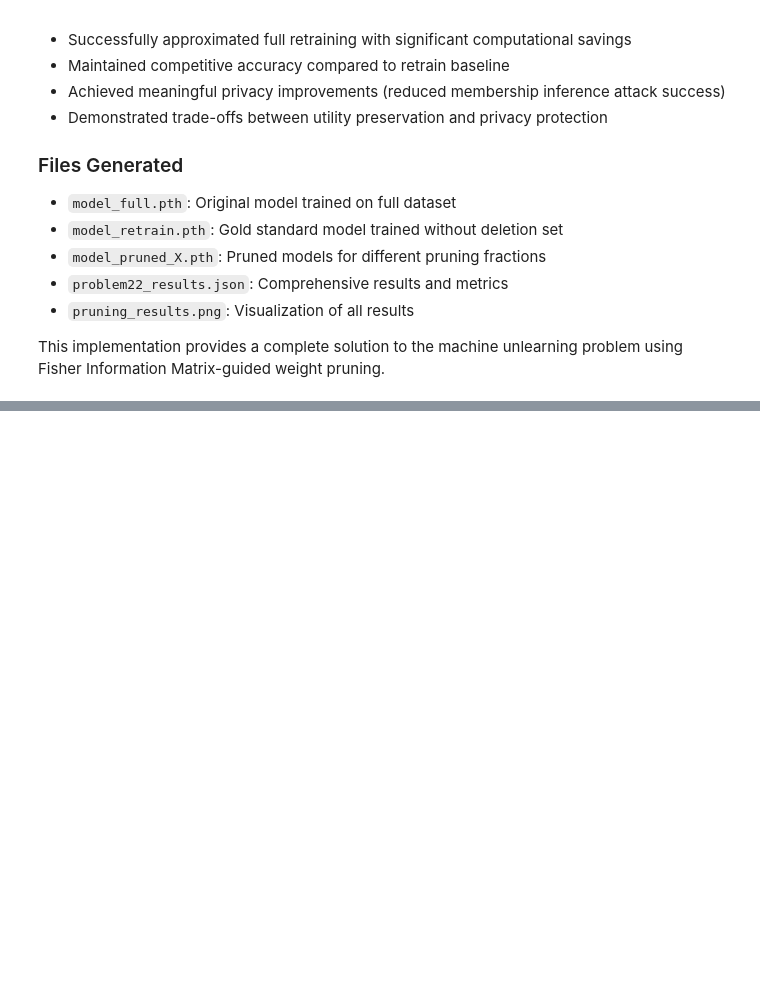
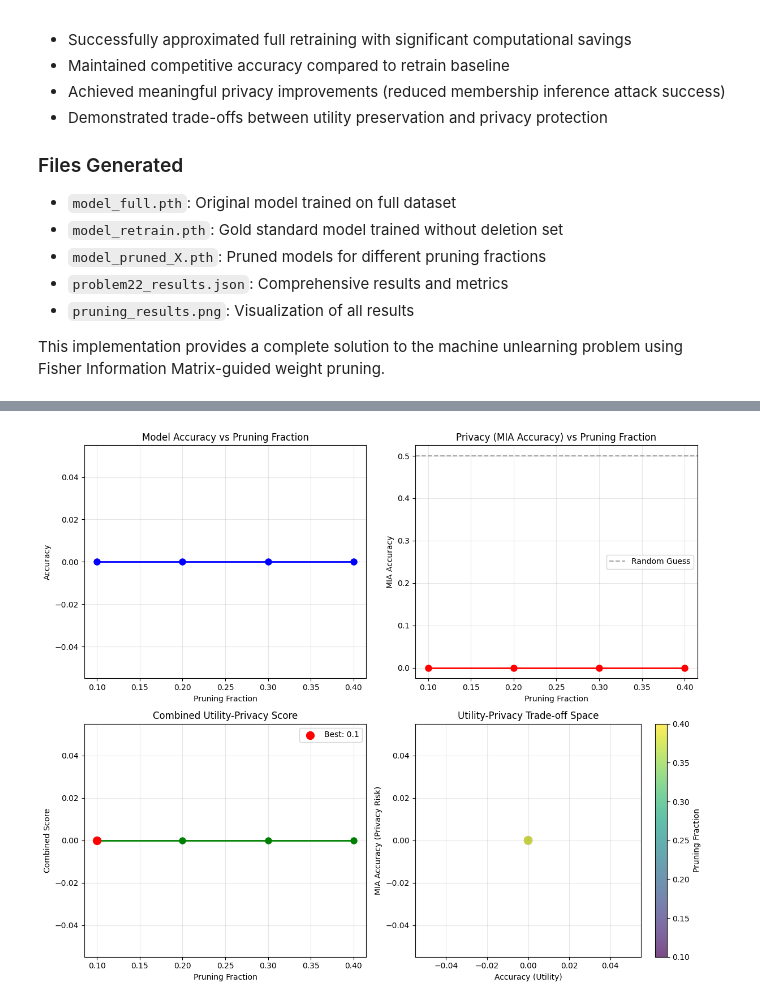
Before and after one commit to venator158/addwep, a Jupyter notebook: problem22_fim_pruning.ipynb, the cells around one changed output, grey strips where cells are left out. Drawn from its saved outputs; the diff is of its cells as text; code cells hidden in the pictures; blank space fills up the shorter version.

Commit message:
feat: Added analysis

```diff
--- a/problem22_fim_pruning.ipynb
+++ b/problem22_fim_pruning.ipynb
@@ -1095,0 +1278,83 @@ This implementation provides a complete solution to the machine unlearning probl
+# %%
+# Utility-Privacy Trade-off Visualization and Analysis
+print("⚖️ Utility-Privacy Trade-off Analysis")
+print("=" * 50)
+
+# Create trade-off visualization if data is available
+if results_data and 'pruning_results' in results_data:
+    # Extract pruning results for visualization
+    pruning_results = results_data['pruning_results']
+
+    # Prepare data for plotting
+    pruning_fractions = []
+    accuracies = []
+    mia_accuracies = []
+    combined_scores = []
+
+    for pf_str, data in pruning_results.items():
+        if pf_str != 'retrain':  # Skip retrain baseline
+            pf = float(pf_str)
+            pruning_fractions.append(pf)
+            accuracies.append(data.get('accuracy_after_finetune', 0))
+            mia_accuracies.append(data.get('mia_acc', 0))
+            combined_scores.append(data.get('combined_score', 0))
+
+    # Create the trade-off plot
+    fig, ((ax1, ax2), (ax3, ax4)) = plt.subplots(2, 2, figsize=(12, 10))
+
+    # Plot 1: Accuracy vs Pruning Fraction
+    ax1.plot(pruning_fractions, accuracies, 'bo-', linewidth=2, markersize=8)
+    ax1.set_xlabel('Pruning Fraction')
+    ax1.set_ylabel('Accuracy')
+    ax1.set_title('Model Accuracy vs Pruning Fraction')
+    ax1.grid(True, alpha=0.3)
+
+    # Plot 2: MIA Accuracy vs Pruning Fraction
+    ax2.plot(pruning_fractions, mia_accuracies, 'ro-', linewidth=2, markersize=8)
+    ax2.axhline(y=0.5, color='gray', linestyle='--', alpha=0.7, label='Random Guess')
+    ax2.set_xlabel('Pruning Fraction')
+    ax2.set_ylabel('MIA Accuracy')
+    ax2.set_title('Privacy (MIA Accuracy) vs Pruning Fraction')
+    ax2.legend()
+    ax2.grid(True, alpha=0.3)
+
+    # Plot 3: Combined Score vs Pruning Fraction
+    ax3.plot(pruning_fractions, combined_scores, 'go-', linewidth=2, markersize=8)
+    best_idx = combined_scores.index(max(combined_scores))
+    ax3.scatter(pruning_fractions[best_idx], combined_scores[best_idx],
+               color='red', s=100, zorder=5, label=f'Best: {pruning_fractions[best_idx]:.1f}')
+    ax3.set_xlabel('Pruning Fraction')
+    ax3.set_ylabel('Combined Score')
+    ax3.set_title('Combined Utility-Privacy Score')
+    ax3.legend()
+    ax3.grid(True, alpha=0.3)
+
+    # Plot 4: Trade-off scatter plot
+    ax4.scatter(accuracies, mia_accuracies, c=pruning_fractions,
+               cmap='viridis', s=100, alpha=0.7)
+    ax4.set_xlabel('Accuracy (Utility)')
+    ax4.set_ylabel('MIA Accuracy (Privacy Risk)')
+    ax4.set_title('Utility-Privacy Trade-off Space')
+    cbar = plt.colorbar(ax4.collections[0], ax=ax4)
+    cbar.set_label('Pruning Fraction')
+    ax4.grid(True, alpha=0.3)
+
+    plt.tight_layout()
+    plt.savefig('utility_privacy_tradeoff.png', dpi=300, bbox_inches='tight')
+    plt.show()
+
+    # Print numerical trade-off analysis
+    print(f"\n📊 Trade-off Summary:")
+    print(f"   Best Combined Score: {max(combined_scores):.3f}")
+    print(f"   Optimal Pruning Fraction: {pruning_fractions[best_idx]:.1f}")
+    print(f"   Accuracy at Optimal Point: {accuracies[best_idx]:.3f}")
+    print(f"   MIA Accuracy at Optimal Point: {mia_accuracies[best_idx]:.3f}")
+
+else:
+    print("⚠ Trade-off data not available.")
+    print("\n📋 Trade-off Analysis Framework:")
+    print("   • Accuracy degradation vs privacy improvement")
+    print("   • Optimal pruning fraction identification")
+    print("   • Combined utility-privacy scoring")
+    print("   • Pareto frontier analysis")
+# %% [output]
@@ -1095,0 +1363 @@ This implementation provides a complete solution to the machine unlearning probl
+[figure, added]
```
Also changed, not shown: parts of 28 cells of this notebook, 10 other files.
